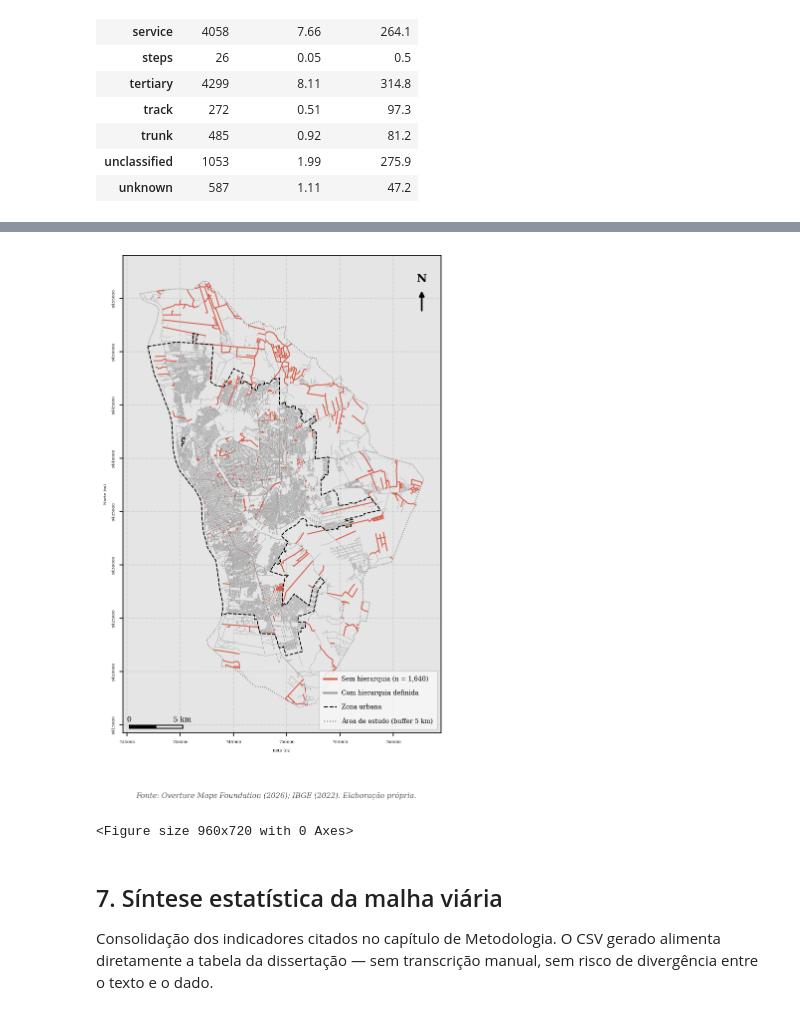
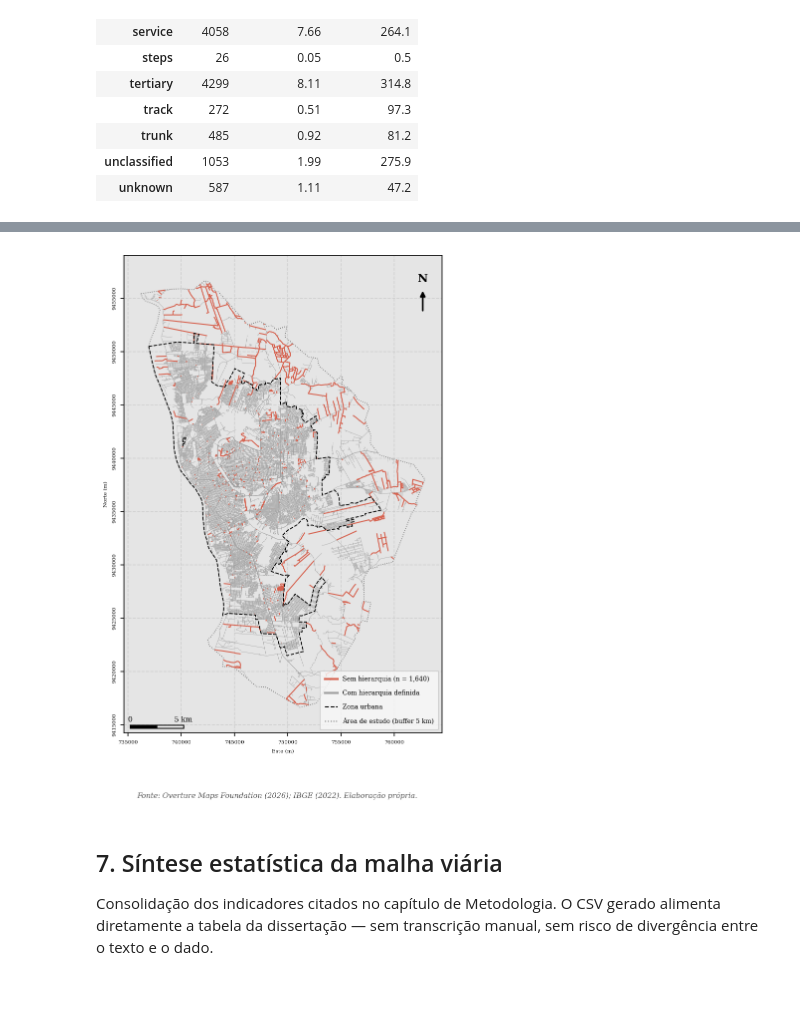
Before and after one commit to felipedantas-pi/ae2sfca-ubs, a Jupyter notebook: notebooks/02.1_Limpeza_e_Topologia.ipynb, the cells around one changed output, grey strips where cells are left out. Saved outputs shown, nothing was run; the diff lists cells and outputs as text; code cells hidden in the pictures.

```diff
--- a/notebooks/02.1_Limpeza_e_Topologia.ipynb
+++ b/notebooks/02.1_Limpeza_e_Topologia.ipynb
@@ -887,7 +903,7 @@ cores_classes = [
 ax.barh(rotulos_traduzidos, classes_ordenadas["extensao_km"], color=cores_classes)
 
 ax.set_xscale("log")  # <-- Escala logarítmica aplicada ao eixo X
-ax.set_xlabel("Extensão (km)")
+ax.set_xlabel("Extensão (km)(Escala Logarítmica)")
 ax.set_title("Extensão da rede por classe funcional\n"
              "(vermelho = sem hierarquia, alvo da imputação GNN)")
 plt.tight_layout()
@@ -898,30 +914,27 @@ plt.show()
 # %%
 # ── Fig. 08 — Onde estão as vias sem classificação? ─────────────────────────
 fig, ax = plt.subplots(figsize=(5.8, 8.3)); ax.set_facecolor("#E5E5E5")
 
 area_estudo_gdf.boundary.plot(ax=ax, color="#777777", ls=":", lw=0.8, zorder=1)
 arestas_gdf[~arestas_gdf["sem_classe"]].plot(ax=ax, color="#9E9E9E", linewidth=0.3, zorder=2)
 arestas_gdf[arestas_gdf["sem_classe"]].plot(ax=ax, color="#D6604D", linewidth=1.0, zorder=3)
 zona_urbana_gdf.boundary.plot(ax=ax, color="black", ls="--", lw=0.9, zorder=4)
 
 ax.legend(handles=[
     Line2D([], [], color="#D6604D", lw=2, label=f"Sem hierarquia (n = {n_sem_classe:,})"),
     Line2D([], [], color="#9E9E9E", lw=2, label="Com hierarquia definida"),
     Line2D([], [], color="black", ls="--", lw=1, label="Zona urbana"),
     Line2D([], [], color="#777777", ls=":", lw=1, label="Área de estudo (buffer 5 km)"),
 ], loc="lower right", fontsize=6)
 
 ajustar_zoom_camada(ax, area_estudo_gdf, margem=0.06)
 moldura_mapa(ax, "", FONTE_PADRAO)
-formatar_eixos_mapa(ax, fontsize=4)
+formatar_eixos_mapa(ax, fontsize=5)
 barra_escala(ax); seta_norte(ax)
-plt.savefig(FIGURAS_NB / "nb021_fig08_mapa_vias_sem_classe.png", dpi=300, bbox_inches="tight")
+fig.savefig(FIGURAS_NB / "nb021_fig08_mapa_vias_sem_classe.png", dpi=300, bbox_inches="tight")
 plt.show()
-plt.savefig(FIGURAS_NB / "nb021_fig08_mapa_vias_sem_classe.png", bbox_inches="tight")
-plt.show()
 # %% [output]
-[figure, old version]
+[figure, new version]
-<Figure size 960x720 with 0 Axes>
 # %% [markdown]
 ## 7. Síntese estatística da malha viária
 
```
Also changed, not shown: parts of 5 cells of this notebook, 9 other files.
